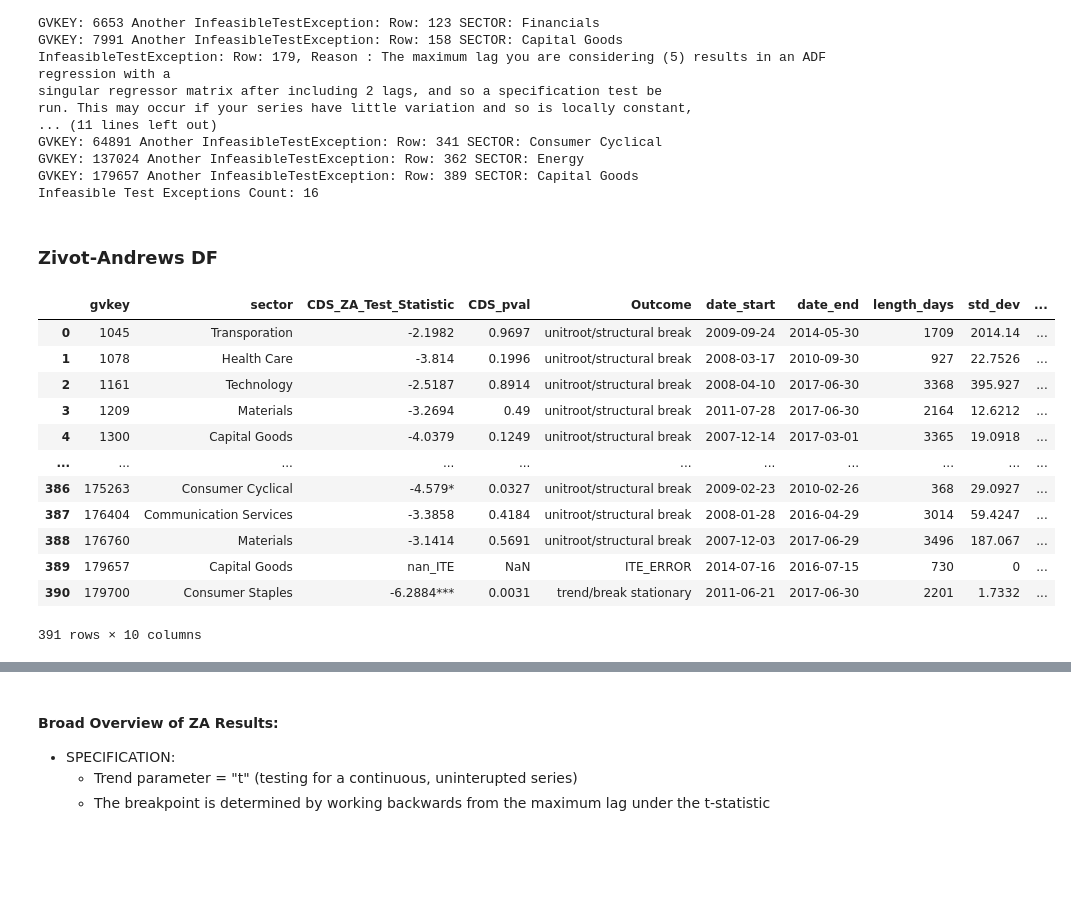
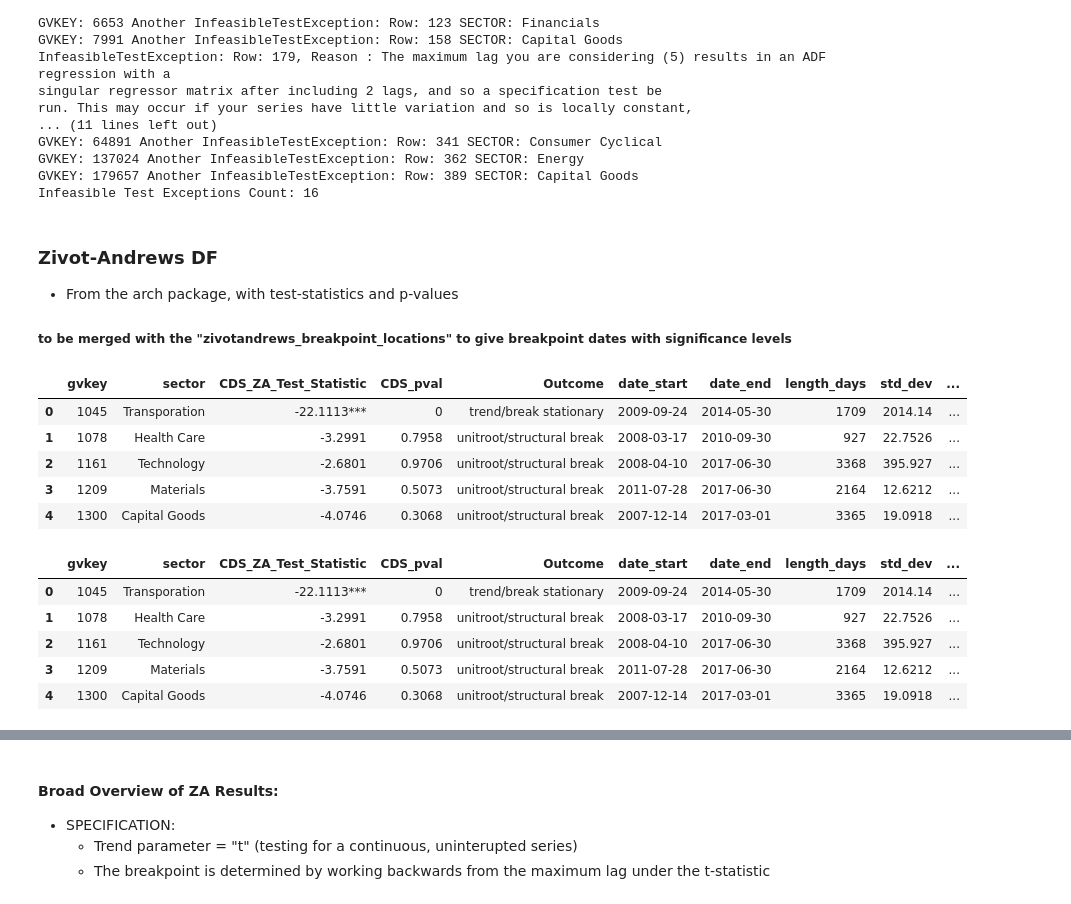
Before and after one commit to Jspano95/Jspano_MScQFin_Thesis, a Jupyter notebook: Jspano_MSc_QuantFin_Public_Github_V1.00.ipynb, the cells around one changed output, grey strips where cells are left out. Saved outputs shown, nothing was run; the diff lists cells and outputs as text; code cells hidden in the pictures; blank space fills up the shorter version.

```diff
--- a/Jspano_MSc_QuantFin_Public_Github_V1.00.ipynb
+++ b/Jspano_MSc_QuantFin_Public_Github_V1.00.ipynb
@@ -1802,17 +1978,11 @@ dfgls_lag_cds_trend_ct = []
 dfgls_lag_bond_trend_c = []
 dfgls_lag_bond_trend_ct = []
 
-#holds the series' test statistics (CDS, Bond) for the two trend specifications (c and ct)
-dfgls_cds_trend_c = []
-dfgls_cds_trend_ct = []
-dfgls_bond_trend_c = []
-dfgls_bond_trend_ct = []
-
-#holds the p-value for the test statistic for each test
-dfgls_cds_trend_c_pval = []
-dfgls_cds_trend_ct_pval = []
-dfgls_bond_trend_c_pval = []
-dfgls_bond_trend_ct_pval = []
+#holds the series' test statistics (CDS, Bond) for the two trend specifications (c and ct) + Pvalues List
+dfgls_cds_trend_c = []; dfgls_cds_trend_c_pval = []
+dfgls_cds_trend_ct = []; dfgls_cds_trend_ct_pval = []
+dfgls_bond_trend_c = []; dfgls_bond_trend_c_pval = []
+dfgls_bond_trend_ct = []; dfgls_bond_trend_ct_pval = []
 
 #will hold the supplementary list that will merge the test statistic with it's significance level
 #E.G. the significance level (*, **, ***) for levels 10%, 5%, 1% respectively; this is for the latex publication tables
@@ -1821,22 +1991,12 @@ test_res_cds_trend_ct = []
 test_res_bond_trend_c = []
 test_res_bond_trend_ct = []
 
-stat_test_joint_trend_c = []                        #will hold the outcome (CDS+BONDS) for the joint unit-root test outcome
+#lists to hold the outcome of each specification for the unit-root tests (CDS / BONDS)
+stat_test_joint_trend_c = []
 stat_test_joint_trend_ct = []
 problematic_gvkey = []                              #seperately log GVKEYs which encounter errors
 linalg_errors = 0; value_errors = 0                 #simple counters for logging the number of errors occured, by group
 
-#THE ADF CRITICAL VALUES for 1%, 5%, 10%: (identical if trend == 'c')
-one_percent_adf_cv = -3.43472
-five_percent_adf_cv = -2.8634
-ten_percent_adf_cv = -2.5677
-
-#if trend is set to "ct":
-one_percent_dfgls_cv = -2.58
-five_percent_dfgls_cv = -1.96
-ten_percent_dfgls_cv = -1.64
-
-#add biforked loop for handling c and ct DFGLS specs:
 
 #create loop to test for stationarity in each GVKEY's data group
 for i, val in enumerate(sorted_alldata_df_final_adf_results.groupby('gvkey')):
@@ -1917,13 +2077,12 @@ for i, val in enumerate(sorted_alldata_df_final_adf_results.groupby('gvkey')):
             stat_test_joint_trend_c.append("Cannot Reject H0")
 
 
-
-        ### MAY NEED TO MOVE TO SEPERATE TRY/EXCEPT DOC:
-        ## TRY: Trend == CT
+        ### RUN DFGLS TEST WITH 2nd SPECIFICATION:
         #DFGLS TEST: trend == 'ct'   - trend = constant + linear time trend (requires different critical values)
         test_dfgls_cds_trend_ct = DFGLS(cds, trend='ct', max_lags=10, method='BIC')
         test_dfgls_bond_trend_ct = DFGLS(cds, trend='ct', max_lags=10, method='BIC')
 
+        #append the rounded statistic to the list (this will be subsequentially transformed after the loop)
         dfgls_cds_trend_ct.append(np.round(test_dfgls_cds_trend_ct.stat,4))
         dfgls_bond_trend_ct.append(np.round(test_dfgls_bond_trend_ct.stat,4))
 
@@ -1931,6 +2090,7 @@ for i, val in enumerate(sorted_alldata_df_final_adf_results.groupby('gvkey')):
         dfgls_lag_cds_trend_ct.append(test_dfgls_cds_trend_ct.lags)
         dfgls_lag_bond_trend_ct.append(test_dfgls_bond_trend_ct.lags)
 
+        #append rounded p-value per test
         dfgls_cds_trend_ct_pval.append(np.round(test_dfgls_cds_trend_ct.pvalue,4))
         dfgls_bond_trend_ct_pval.append(np.round(test_dfgls_bond_trend_ct.pvalue,4))
 
@@ -2037,8 +2197,6 @@ df_dfgls_cdsbond_results = pd.DataFrame(data=(gvkey_list, sector_list,
                                              stat_test_joint_trend_ct,
                                              var_model_optimal_lag)).T
 
-#dont think the boolean is needed? can read col names fine?
-
 #rename the columns for better readability
 df_dfgls_cdsbond_results.columns = ['gvkey', 'sector',
                                    'CDS_c', 'CDS_c_lags', 'CDS_c_pval',
@@ -2049,7 +2207,7 @@ df_dfgls_cdsbond_results.columns = ['gvkey', 'sector',
                                    'Joint_Outcome_ct',
                                    'var_model_lag']
 
-#change to tabulate?
+## print a basic overview of error counts + unit-roots per test specification [optional]
 print('\n', " Linear Algebra Errors #", linalg_errors, '\n', " Value Errors #", value_errors, '\n', " Total Errors #:",
      (linalg_errors + value_errors), '\n')
 
@@ -2505,7 +2690,7 @@ for i, val in enumerate(sorted_alldata_df_final_adf_results.groupby('gvkey')):
 
     try:
         #run the ZA-test
-        za_test_cds = ZivotAndrews(cds_za, trend='t', trim=0.15, max_lags=5, method='t-stat')
+        za_test_cds = ZivotAndrews(cds_za, trend='c', trim=0.15, max_lags=5, method='t-stat')
         group_size.append(za_test_cds.nobs)
         size_discrepancy.append(int(za_test_cds.nobs) - int(time_difference.days))
 
@@ -2607,21 +2792,17 @@ GVKEY: 64891 Another InfeasibleTestException: Row: 341 SECTOR: Consumer Cyclical
 GVKEY: 137024 Another InfeasibleTestException: Row: 362 SECTOR: Energy
 GVKEY: 179657 Another InfeasibleTestException: Row: 389 SECTOR: Capital Goods
 Infeasible Test Exceptions Count: 16
-# %% [markdown]
-### Zivot-Andrews DF
+# %% [markdown]
+### Zivot-Andrews DF
+* From the arch package, with test-statistics and p-values
+
+##### to be merged with the "zivotandrews_breakpoint_locations" to give breakpoint dates with significance levels
 # %%
-df_za_results
+df_za_results.head()
 # %% [output]
 |  | gvkey | sector | CDS_ZA_Test_Statistic | CDS_pval | Outcome | date_start | date_end | length_days | std_dev | ... |
-| 0 | 1045 | Transporation | -2.1982 | 0.9697 | unitroot/structural break | 2009-09-24 | 2014-05-30 | 1709 | 2014.14 | ... |
-| 1 | 1078 | Health Care | -3.814 | 0.1996 | unitroot/structural break | 2008-03-17 | 2010-09-30 | 927 | 22.7526 | ... |
-| 2 | 1161 | Technology | -2.5187 | 0.8914 | unitroot/structural break | 2008-04-10 | 2017-06-30 | 3368 | 395.927 | ... |
-| 3 | 1209 | Materials | -3.2694 | 0.49 | unitroot/structural break | 2011-07-28 | 2017-06-30 | 2164 | 12.6212 | ... |
-| 4 | 1300 | Capital Goods | -4.0379 | 0.1249 | unitroot/structural break | 2007-12-14 | 2017-03-01 | 3365 | 19.0918 | ... |
-| ... | ... | ... | ... | ... | ... | ... | ... | ... | ... | ... |
-| 386 | 175263 | Consumer Cyclical | -4.579* | 0.0327 | unitroot/structural break | 2009-02-23 | 2010-02-26 | 368 | 29.0927 | ... |
-| 387 | 176404 | Communication Services | -3.3858 | 0.4184 | unitroot/structural break | 2008-01-28 | 2016-04-29 | 3014 | 59.4247 | ... |
-| 388 | 176760 | Materials | -3.1414 | 0.5691 | unitroot/structural break | 2007-12-03 | 2017-06-29 | 3496 | 187.067 | ... |
-| 389 | 179657 | Capital Goods | nan_ITE | NaN | ITE_ERROR | 2014-07-16 | 2016-07-15 | 730 | 0 | ... |
-| 390 | 179700 | Consumer Staples | -6.2884*** | 0.0031 | trend/break stationary | 2011-06-21 | 2017-06-30 | 2201 | 1.7332 | ... |
+| 0 | 1045 | Transporation | -22.1113*** | 0 | trend/break stationary | 2009-09-24 | 2014-05-30 | 1709 | 2014.14 | ... |
+| 1 | 1078 | Health Care | -3.2991 | 0.7958 | unitroot/structural break | 2008-03-17 | 2010-09-30 | 927 | 22.7526 | ... |
+| 2 | 1161 | Technology | -2.6801 | 0.9706 | unitroot/structural break | 2008-04-10 | 2017-06-30 | 3368 | 395.927 | ... |
+| 3 | 1209 | Materials | -3.7591 | 0.5073 | unitroot/structural break | 2011-07-28 | 2017-06-30 | 2164 | 12.6212 | ... |
+| 4 | 1300 | Capital Goods | -4.0746 | 0.3068 | unitroot/structural break | 2007-12-14 | 2017-03-01 | 3365 | 19.0918 | ... |
-391 rows × 10 columns
@@ -2627,0 +2814,9 @@ df_za_results
+# %%
+combined_za_breakpoints_df.head()
+# %% [output]
+|  | gvkey | sector | CDS_ZA_Test_Statistic | CDS_pval | Outcome | date_start | date_end | length_days | std_dev | ... |
+| 0 | 1045 | Transporation | -22.1113*** | 0 | trend/break stationary | 2009-09-24 | 2014-05-30 | 1709 | 2014.14 | ... |
+| 1 | 1078 | Health Care | -3.2991 | 0.7958 | unitroot/structural break | 2008-03-17 | 2010-09-30 | 927 | 22.7526 | ... |
+| 2 | 1161 | Technology | -2.6801 | 0.9706 | unitroot/structural break | 2008-04-10 | 2017-06-30 | 3368 | 395.927 | ... |
+| 3 | 1209 | Materials | -3.7591 | 0.5073 | unitroot/structural break | 2011-07-28 | 2017-06-30 | 2164 | 12.6212 | ... |
+| 4 | 1300 | Capital Goods | -4.0746 | 0.3068 | unitroot/structural break | 2007-12-14 | 2017-03-01 | 3365 | 19.0918 | ... |
```
Also changed, not shown: parts of 84 cells of this notebook.
